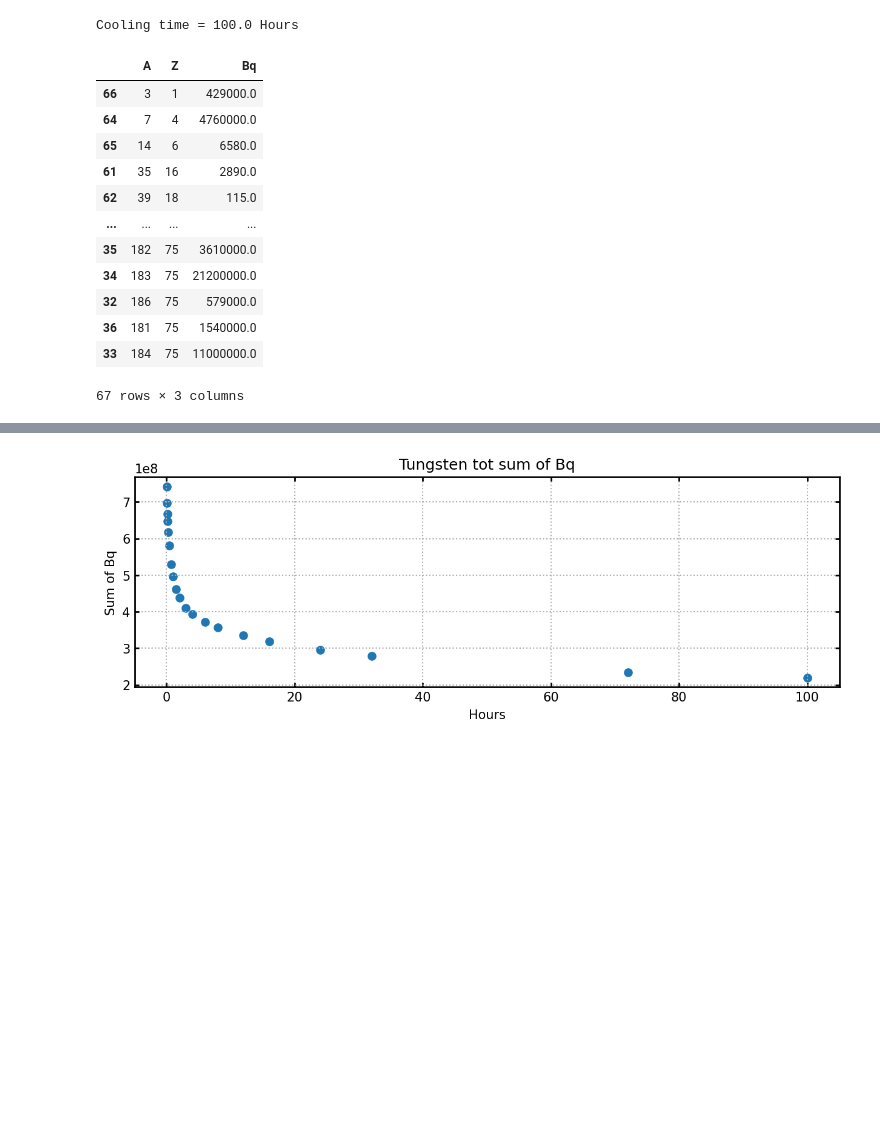
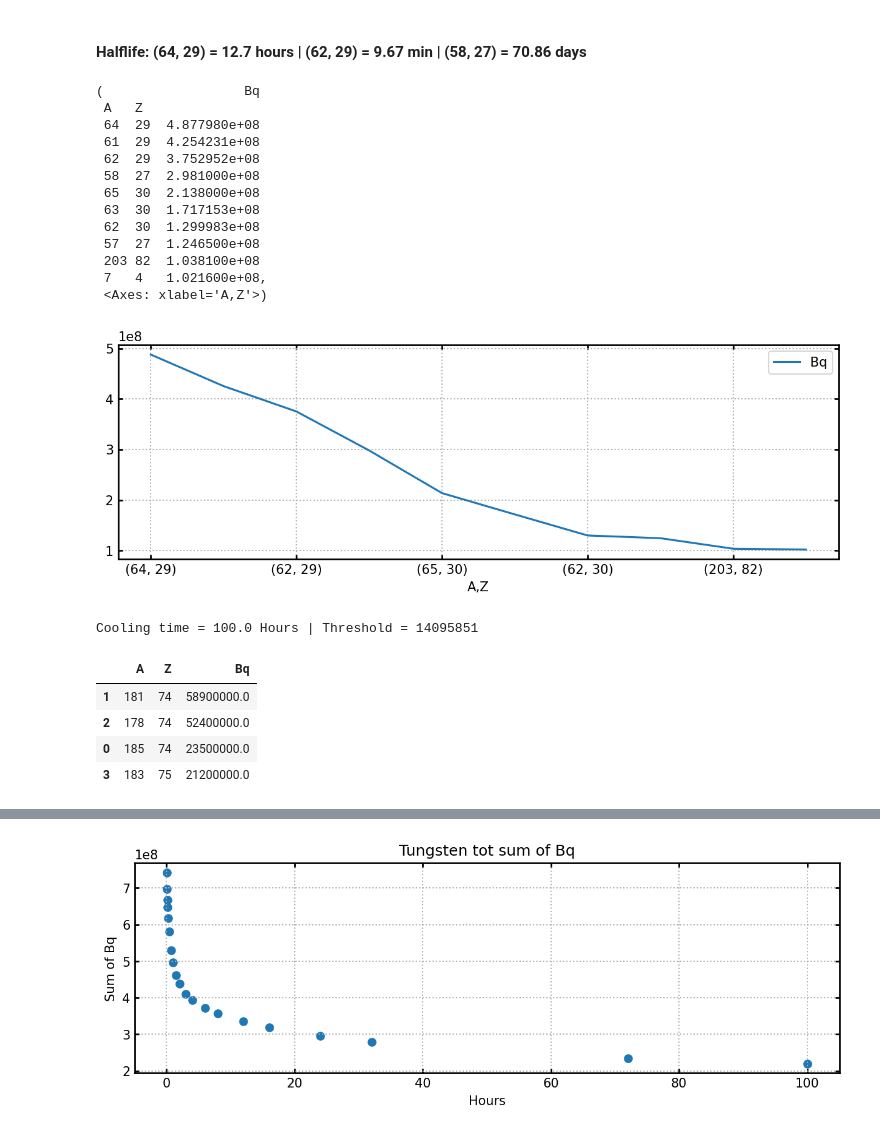
Before and after one commit to sewerininc/fluka_simulations, a Jupyter notebook: python_notebook/first test.ipynb, the cells around one changed output, grey strips where cells are left out. Drawn from its saved outputs; the diff is of its cells as text; code cells hidden in the pictures; blank space fills up the shorter version.

```diff
--- a/python_notebook/first test.ipynb
+++ b/python_notebook/first test.ipynb
@@ -124,21 +280,31 @@ def find_elements(df: pd.DataFrame, threshold: float) -> pd.DataFrame:
+# %% [markdown]
+#### Halflife:  (64, 29) = 12.7 hours | (62, 29) = 9.67 min | (58, 27) = 70.86 days
+# %%
+df_sums_brass[:10], df_sums_brass[:10].plot()
+# %% [output]
+(                  Bq
+ A   Z
+ 64  29  4.877980e+08
+ 61  29  4.254231e+08
+ 62  29  3.752952e+08
+ 58  27  2.981000e+08
+ 65  30  2.138000e+08
+ 63  30  1.717153e+08
+ 62  30  1.299983e+08
+ 57  27  1.246500e+08
+ 203 82  1.038100e+08
+ 7   4   1.021600e+08,
+ <Axes: xlabel='A,Z'>)
+[figure, added]
 # %%
 ff1, ff2 = get_df_sum(tungsten_paths[15])
-print("Cooling time =", ff1.columns.name/60/60, "Hours")
-find_elements(ff1, 40)
+find_elements(ff1, ff1.max().mean()*10)
 # %% [output]
-Cooling time = 100.0 Hours
+Cooling time = 100.0 Hours | Threshold = 14095851
 |  | A | Z | Bq |
-| 66 | 3 | 1 | 429000.0 |
-| 64 | 7 | 4 | 4760000.0 |
-| 65 | 14 | 6 | 6580.0 |
-| 61 | 35 | 16 | 2890.0 |
-| 62 | 39 | 18 | 115.0 |
-| ... | ... | ... | ... |
-| 35 | 182 | 75 | 3610000.0 |
-| 34 | 183 | 75 | 21200000.0 |
-| 32 | 186 | 75 | 579000.0 |
-| 36 | 181 | 75 | 1540000.0 |
-| 33 | 184 | 75 | 11000000.0 |
+| 1 | 181 | 74 | 58900000.0 |
+| 2 | 178 | 74 | 52400000.0 |
+| 0 | 185 | 74 | 23500000.0 |
+| 3 | 183 | 75 | 21200000.0 |
-67 rows × 3 columns
 # %%
 ff1, ff2 = get_df_sum(brass_paths[15])
```
Also changed, not shown: parts of 18 cells of this notebook.
